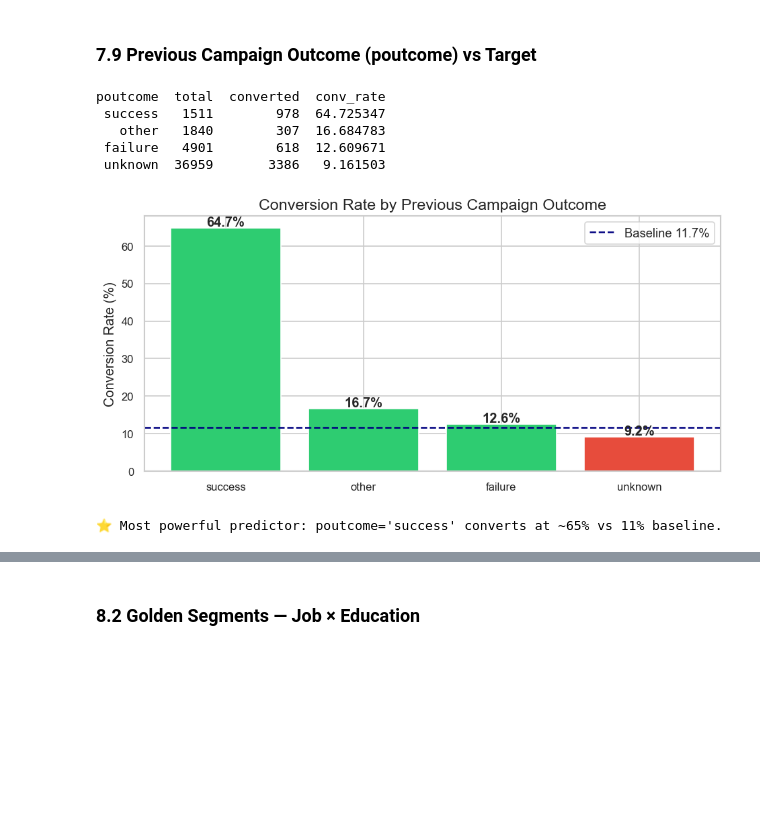
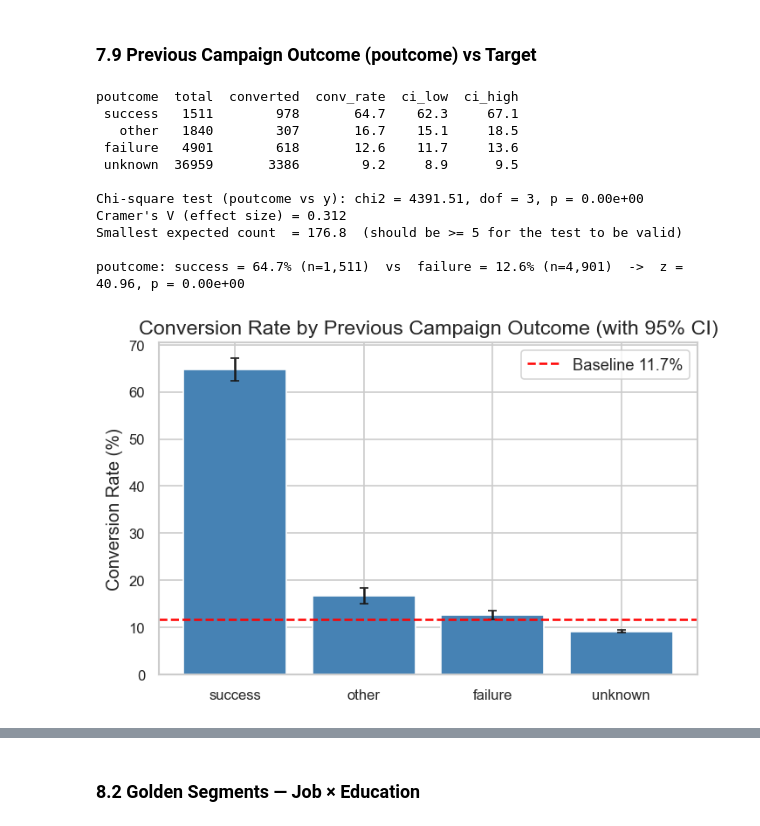
Before and after one commit to AlokYadav310703/Bank-Marketing, a Jupyter notebook: notebook/01_eda.ipynb, the cells around one changed output, grey strips where cells are left out. Drawn from its saved outputs; the diff is of its cells as text; code cells hidden in the pictures; blank space fills up the shorter version.

```diff
--- a/notebook/01_eda.ipynb
+++ b/notebook/01_eda.ipynb
@@ -59,7 +46,8 @@ import numpy as np
 import matplotlib.ticker as mtick
 import matplotlib.pyplot as plt
 import seaborn as sns
-from scipy.stats import f_oneway, chi2_contingency, probplot
+from scipy.stats import chi2_contingency, mannwhitneyu, ttest_ind, shapiro, probplot, spearmanr
+from statsmodels.stats.proportion import proportions_ztest, proportion_confint
 import warnings
 warnings.filterwarnings('ignore')
 
@@ -70,9 +58,11 @@ np.random.seed(RANDOM_SEED)
 sns.set_theme(style='whitegrid', palette='muted')
 plt.rcParams.update({
     'figure.dpi': 120,
-    'figure.figsize': (10, 5),
+    'figure.figsize': (6, 4),
     'axes.titlesize': 14,
     'axes.labelsize': 12,
     'xtick.labelsize': 10,
     'ytick.labelsize': 10,
 })
+test_log = []
+ALPHA = 0.05
@@ -79,8 +133,11 @@ plt.rcParams.update({
 # %% [markdown]
 ## 2. Data Loading & Schema <a id='2'></a>
 # %%
-# Load the full dataset
-df = pd.read_csv("../data/bank-full.csv", sep=';')
+DATA_PATH = "../data/bank-full.csv"
+df = pd.read_csv(DATA_PATH, sep=';')
+
+# Numeric version of the target (1 = subscribed, 0 = not). Makes averages = conversion rate.
+df['y_num'] = (df['y'] == 'yes').astype(int)
 
 print("Shape:", df.shape)
 df.head()
@@ -660,32 +957,27 @@ May has the most calls but a below-average conversion rate — potential over-ca
 # %% [markdown]
 ### 7.9 Previous Campaign Outcome (poutcome) vs Target
 # %%
-pout_acc = (
-    df.groupby('poutcome')
-    .agg(total=('y','count'), converted=('y', lambda x: (x=='yes').sum()))
-    .assign(conv_rate=lambda x: x['converted']/x['total']*100)
-    .sort_values('conv_rate', ascending=False)
-    .reset_index()
-)
-print(pout_acc.to_string(index=False))
+pout_acc = conv_table(df, 'poutcome').sort_values('conv_rate', ascending=False).reset_index(drop=True)
+print(pout_acc.round(1).to_string(index=False))
+print()
+chi_square_test(df, 'poutcome')
+print()
+two_group_ztest(df, 'poutcome', 'success', 'failure')
 
-fig, ax = plt.subplots(figsize=(8, 4))
-colors = ['#2ecc71' if v > BASELINE_CONVERSION else '#e74c3c' for v in pout_acc['conv_rate']]
-ax.bar(pout_acc['poutcome'], pout_acc['conv_rate'], color=colors, edgecolor='white')
-ax.axhline(BASELINE_CONVERSION, color='navy', linestyle='--', label=f'Baseline {BASELINE_CONVERSION:.1f}%')
-ax.set_title('Conversion Rate by Previous Campaign Outcome')
-ax.set_ylabel('Conversion Rate (%)')
-ax.legend()
-for i, row in pout_acc.iterrows():
-    ax.text(i, row['conv_rate']+0.5, f"{row['conv_rate']:.1f}%", ha='center', fontweight='bold')
+fig, ax = plt.subplots(figsize=(6, 4))
+bar_with_ci(ax, pout_acc, 'poutcome', baseline=BASELINE_CONVERSION, title='Conversion Rate by Previous Campaign Outcome (with 95% CI)')
 plt.tight_layout()
 plt.show()
-print("\n⭐ Most powerful predictor: poutcome='success' converts at ~65% vs 11% baseline.")
 # %% [output]
-poutcome  total  converted  conv_rate
- success   1511        978  64.725347
-   other   1840        307  16.684783
- failure   4901        618  12.609671
- unknown  36959       3386   9.161503
+poutcome  total  converted  conv_rate  ci_low  ci_high
+ success   1511        978       64.7    62.3     67.1
+   other   1840        307       16.7    15.1     18.5
+ failure   4901        618       12.6    11.7     13.6
+ unknown  36959       3386        9.2     8.9      9.5
+
+Chi-square test (poutcome vs y): chi2 = 4391.51, dof = 3, p = 0.00e+00
+Cramer's V (effect size) = 0.312
+Smallest expected count  = 176.8  (should be >= 5 for the test to be valid)
+
+poutcome: success = 64.7% (n=1,511)  vs  failure = 12.6% (n=4,901)  ->  z = 40.96, p = 0.00e+00
-[figure, old version]
+[figure, new version]
-⭐ Most powerful predictor: poutcome='success' converts at ~65% vs 11% baseline.
```
Also changed, not shown: parts of 57 cells of this notebook, 7 other files.
